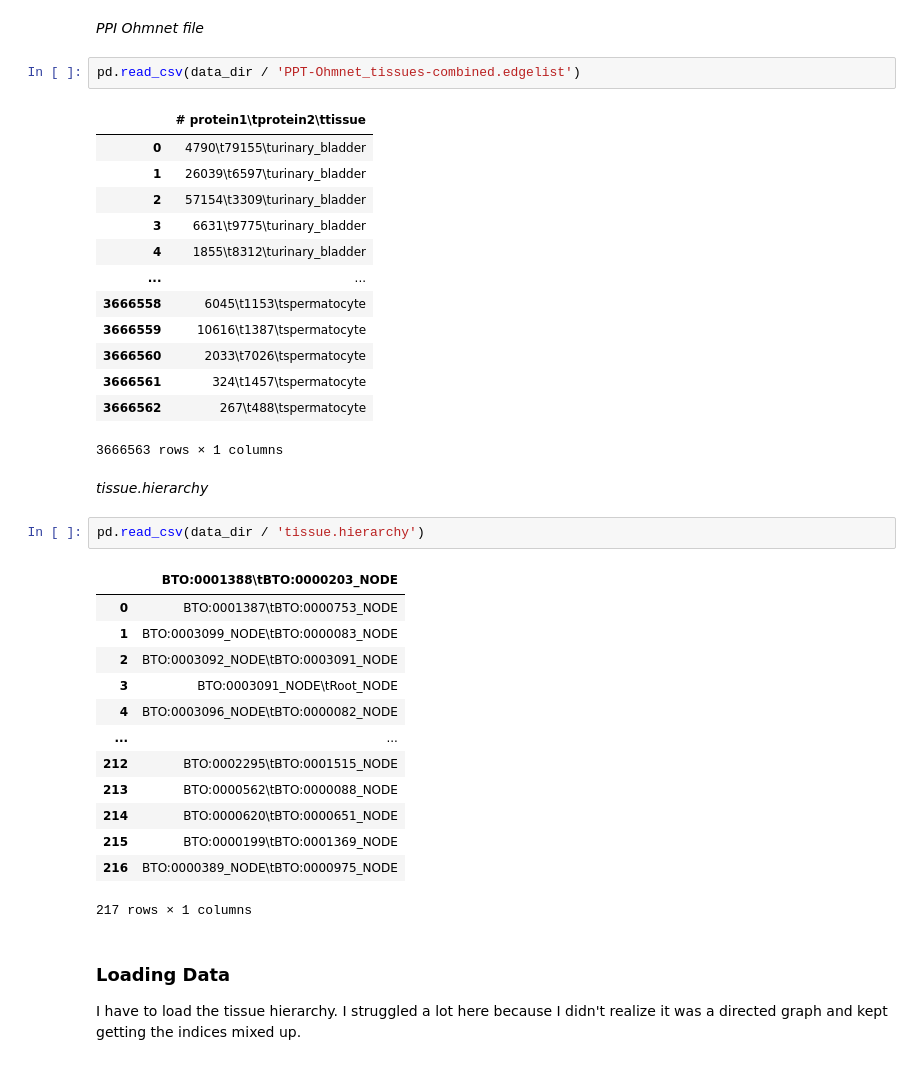
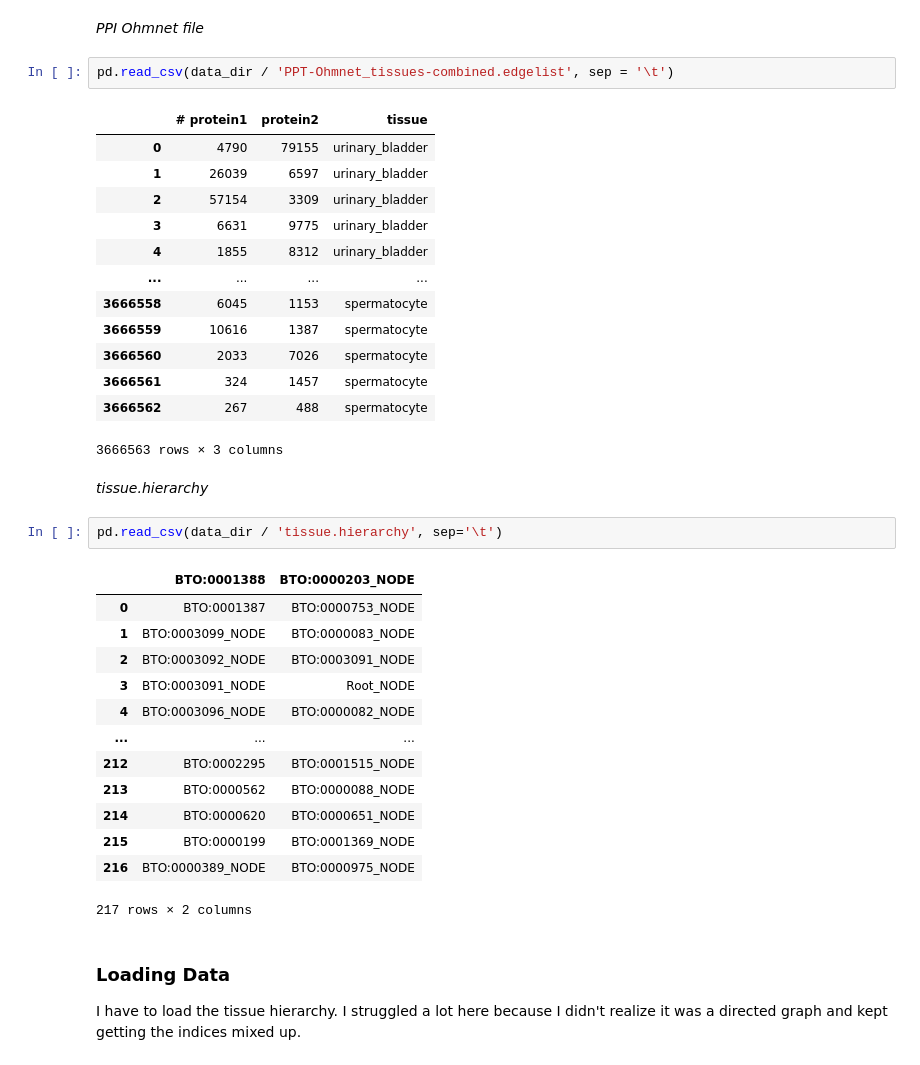
Before and after one commit to CleymenZero/Ohmnet-GAT-Extension, a Jupyter notebook: COMP6841 - Capstone Project - SR.ipynb, the cells around one changed output. Saved outputs shown, nothing was run; the diff lists cells and outputs as text.

```diff
--- a/COMP6841 - Capstone Project - SR.ipynb
+++ b/COMP6841 - Capstone Project - SR.ipynb
@@ -107,39 +110,39 @@ is_a: BTO:0000216 ! culture condition
 # %% [markdown]
 *PPI Ohmnet file*
 # %%
-pd.read_csv(data_dir / 'PPT-Ohmnet_tissues-combined.edgelist')
+pd.read_csv(data_dir / 'PPT-Ohmnet_tissues-combined.edgelist', sep = '\t')
 # %% [output]
-|  | # protein1\tprotein2\ttissue |
-| 0 | 4790\t79155\turinary_bladder |
-| 1 | 26039\t6597\turinary_bladder |
-| 2 | 57154\t3309\turinary_bladder |
-| 3 | 6631\t9775\turinary_bladder |
-| 4 | 1855\t8312\turinary_bladder |
-| ... | ... |
-| 3666558 | 6045\t1153\tspermatocyte |
-| 3666559 | 10616\t1387\tspermatocyte |
-| 3666560 | 2033\t7026\tspermatocyte |
-| 3666561 | 324\t1457\tspermatocyte |
-| 3666562 | 267\t488\tspermatocyte |
+|  | # protein1 | protein2 | tissue |
+| 0 | 4790 | 79155 | urinary_bladder |
+| 1 | 26039 | 6597 | urinary_bladder |
+| 2 | 57154 | 3309 | urinary_bladder |
+| 3 | 6631 | 9775 | urinary_bladder |
+| 4 | 1855 | 8312 | urinary_bladder |
+| ... | ... | ... | ... |
+| 3666558 | 6045 | 1153 | spermatocyte |
+| 3666559 | 10616 | 1387 | spermatocyte |
+| 3666560 | 2033 | 7026 | spermatocyte |
+| 3666561 | 324 | 1457 | spermatocyte |
+| 3666562 | 267 | 488 | spermatocyte |
-3666563 rows × 1 columns
+3666563 rows × 3 columns
 # %% [markdown]
 *tissue.hierarchy*
 # %%
-pd.read_csv(data_dir / 'tissue.hierarchy')
+pd.read_csv(data_dir / 'tissue.hierarchy', sep='\t')
 # %% [output]
-|  | BTO:0001388\tBTO:0000203_NODE |
-| 0 | BTO:0001387\tBTO:0000753_NODE |
-| 1 | BTO:0003099_NODE\tBTO:0000083_NODE |
-| 2 | BTO:0003092_NODE\tBTO:0003091_NODE |
-| 3 | BTO:0003091_NODE\tRoot_NODE |
-| 4 | BTO:0003096_NODE\tBTO:0000082_NODE |
-| ... | ... |
-| 212 | BTO:0002295\tBTO:0001515_NODE |
-| 213 | BTO:0000562\tBTO:0000088_NODE |
-| 214 | BTO:0000620\tBTO:0000651_NODE |
-| 215 | BTO:0000199\tBTO:0001369_NODE |
-| 216 | BTO:0000389_NODE\tBTO:0000975_NODE |
+|  | BTO:0001388 | BTO:0000203_NODE |
+| 0 | BTO:0001387 | BTO:0000753_NODE |
+| 1 | BTO:0003099_NODE | BTO:0000083_NODE |
+| 2 | BTO:0003092_NODE | BTO:0003091_NODE |
+| 3 | BTO:0003091_NODE | Root_NODE |
+| 4 | BTO:0003096_NODE | BTO:0000082_NODE |
+| ... | ... | ... |
+| 212 | BTO:0002295 | BTO:0001515_NODE |
+| 213 | BTO:0000562 | BTO:0000088_NODE |
+| 214 | BTO:0000620 | BTO:0000651_NODE |
+| 215 | BTO:0000199 | BTO:0001369_NODE |
+| 216 | BTO:0000389_NODE | BTO:0000975_NODE |
-217 rows × 1 columns
+217 rows × 2 columns
 # %% [markdown]
 ### Loading Data
 I have to load the tissue hierarchy. I struggled a lot here because I didn't realize it was a directed graph and kept getting the indices mixed up.
```
Also changed, not shown: parts of 10 cells of this notebook, 1 other file.
